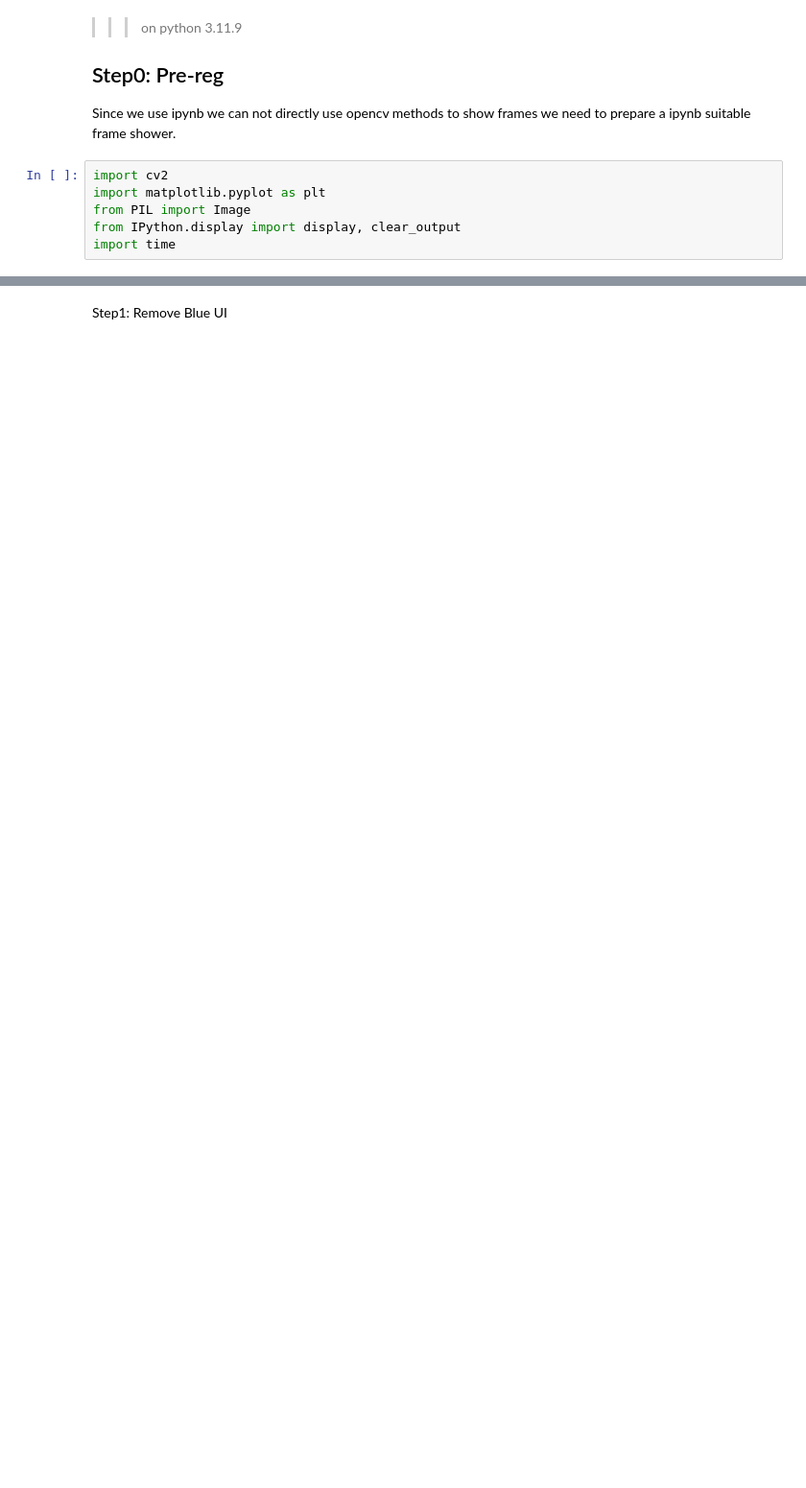
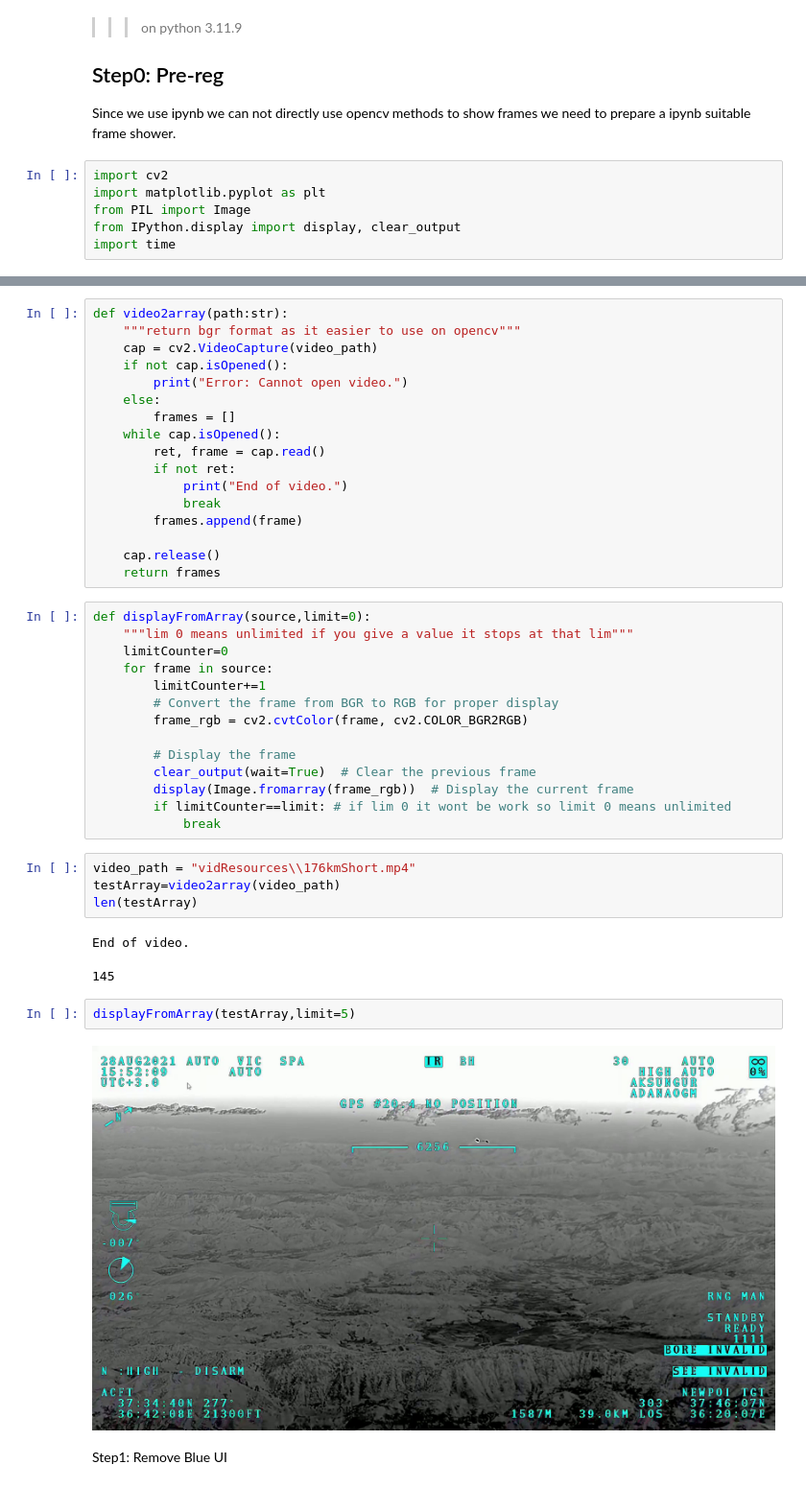
Before and after one commit to onuralpArsln/droneImageFireDetection, a Jupyter notebook: processor.ipynb, the cells around one changed output, grey strips where cells are left out. Shown at 96% size. Drawn from its saved outputs; the diff is of its cells as text; blank space fills up the shorter version.

```diff
--- a/processor.ipynb
+++ b/processor.ipynb
@@ -42,2 +43,44 @@ KeyboardInterrupt:
+# %%
+def video2array(path:str):
+    """return bgr format as it easier to use on opencv"""
+    cap = cv2.VideoCapture(video_path)
+    if not cap.isOpened():
+        print("Error: Cannot open video.")
+    else:
+        frames = []
+    while cap.isOpened():
+        ret, frame = cap.read()
+        if not ret:
+            print("End of video.")
+            break
+        frames.append(frame)
+
+    cap.release()
+    return frames
+# %%
+def displayFromArray(source,limit=0):
+    """lim 0 means unlimited if you give a value it stops at that lim"""
+    limitCounter=0
+    for frame in source:
+        limitCounter+=1
+        # Convert the frame from BGR to RGB for proper display
+        frame_rgb = cv2.cvtColor(frame, cv2.COLOR_BGR2RGB)
+
+        # Display the frame
+        clear_output(wait=True)  # Clear the previous frame
+        display(Image.fromarray(frame_rgb))  # Display the current frame
+        if limitCounter==limit: # if lim 0 it wont be work so limit 0 means unlimited
+            break
+# %%
+video_path = "vidResources\\176kmShort.mp4"
+testArray=video2array(video_path)
+len(testArray)
+# %% [output]
+End of video.
+145
+# %%
+displayFromArray(testArray,limit=5)
+# %% [output]
+[figure, added]
 # %% [markdown]
 Step1: Remove Blue UI
```
Also changed, not shown: parts of 2 cells of this notebook.
